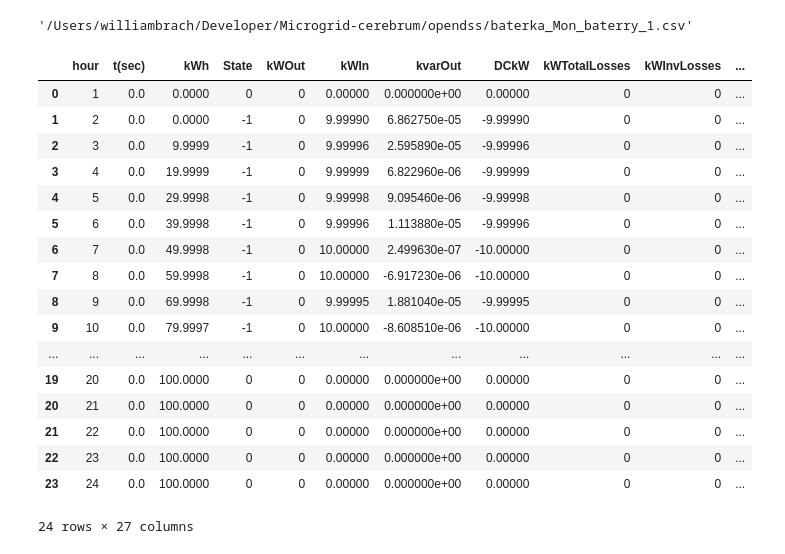
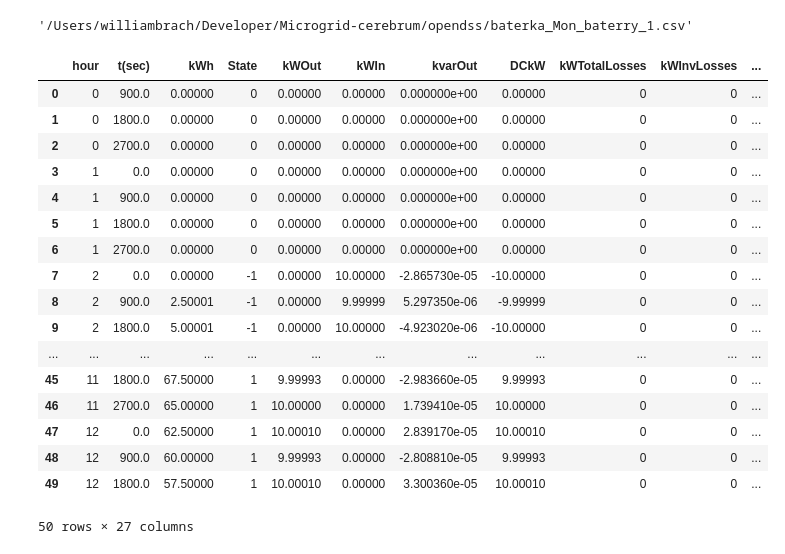
Before and after one commit to fiit-ba/Optimization-of-Battery-Management-in-Microgrid, a Jupyter notebook: opendss/opendss_batery.ipynb, the cells around one changed output. Cells and saved outputs as stored; diff of their text form; code cells hidden in the pictures.

```diff
--- a/opendss/opendss_batery.ipynb
+++ b/opendss/opendss_batery.ipynb
@@ -75,7 +75,7 @@ dss.run_command('New Generator.{name} Bus1={bus} Phases=3 Conn=wye Model=1 kV=0.
 dss.run_command('new storage.baterry bus=701 kV=0.4 Phases=3 kwRated=10 kWhrated=100 kWhstored=0 vminpu=0.80 vmaxpu=1.20  %reserve=1  %effcharge=100   %effdischarge=100   %IdlingkW=0   enabled=yes')
 #dss.run_command('new StorageController.scbattery element=Line.L1  Terminal=1 Elementlist=[baterry]  modedischarge=Peakshave kWTarget=20 modeCharge=PeakShaveLow kWTargetlow=0   InhibitTime=1')
 dss.run_command('''
-        New LoadShape.SC_loadshape interval=1 npts=24 mult =[-1, -1,-1,-1,-1,-1, -1,-1,-1,-1,-1,-1,-1,-1,-1,-1.-1,-1,-1,-1,-1,-1,-1,-1,-1,-1]
+        New LoadShape.SC_loadshape interval=1 npts=96 mult=[-1,-1,-1,-1,-1,-1,-1,-1,-1,0,1,1,1,1,1,1,1,1,1,1,1,1,1,1]
         ''')
 dss.run_command('''
 New StorageController.SC element=Line.L1 terminal=1 modedis=loadshape daily=SC_loadshape %rateCharge=100 %reserve=20 eventlog=yes
@@ -96,8 +96,8 @@ dss.run_command('New Monitor.baterry  element=storage.baterry   mode=3')
 # %%
 dss.run_command('Set controlmode=time')
 dss.run_command('Set mode=daily ')
-dss.run_command('Set stepsize=1h')
-dss.run_command('Set number=48')
+dss.run_command('Set stepsize=15m')
+dss.run_command('Set number=96')
 # %% [output]
 ''
 # %%
@@ -113,26 +113,26 @@ batery
 df = pd.read_csv(x)
 batery = pd.read_csv(batery)
 # %%
-batery.head(24)
+batery.head(50)
 # %% [output]
 |  | hour | t(sec) | kWh | State | kWOut | kWIn | kvarOut | DCkW | kWTotalLosses | kWInvLosses | ... |
-| 0 | 1 | 0.0 | 0.0000 | 0 | 0 | 0.00000 | 0.000000e+00 | 0.00000 | 0 | 0 | ... |
-| 1 | 2 | 0.0 | 0.0000 | -1 | 0 | 9.99990 | 6.862750e-05 | -9.99990 | 0 | 0 | ... |
-| 2 | 3 | 0.0 | 9.9999 | -1 | 0 | 9.99996 | 2.595890e-05 | -9.99996 | 0 | 0 | ... |
-| 3 | 4 | 0.0 | 19.9999 | -1 | 0 | 9.99999 | 6.822960e-06 | -9.99999 | 0 | 0 | ... |
-| 4 | 5 | 0.0 | 29.9998 | -1 | 0 | 9.99998 | 9.095460e-06 | -9.99998 | 0 | 0 | ... |
-| 5 | 6 | 0.0 | 39.9998 | -1 | 0 | 9.99996 | 1.113880e-05 | -9.99996 | 0 | 0 | ... |
-| 6 | 7 | 0.0 | 49.9998 | -1 | 0 | 10.00000 | 2.499630e-07 | -10.00000 | 0 | 0 | ... |
-| 7 | 8 | 0.0 | 59.9998 | -1 | 0 | 10.00000 | -6.917230e-06 | -10.00000 | 0 | 0 | ... |
-| 8 | 9 | 0.0 | 69.9998 | -1 | 0 | 9.99995 | 1.881040e-05 | -9.99995 | 0 | 0 | ... |
-| 9 | 10 | 0.0 | 79.9997 | -1 | 0 | 10.00000 | -8.608510e-06 | -10.00000 | 0 | 0 | ... |
+| 0 | 0 | 900.0 | 0.00000 | 0 | 0.00000 | 0.00000 | 0.000000e+00 | 0.00000 | 0 | 0 | ... |
+| 1 | 0 | 1800.0 | 0.00000 | 0 | 0.00000 | 0.00000 | 0.000000e+00 | 0.00000 | 0 | 0 | ... |
+| 2 | 0 | 2700.0 | 0.00000 | 0 | 0.00000 | 0.00000 | 0.000000e+00 | 0.00000 | 0 | 0 | ... |
+| 3 | 1 | 0.0 | 0.00000 | 0 | 0.00000 | 0.00000 | 0.000000e+00 | 0.00000 | 0 | 0 | ... |
+| 4 | 1 | 900.0 | 0.00000 | 0 | 0.00000 | 0.00000 | 0.000000e+00 | 0.00000 | 0 | 0 | ... |
+| 5 | 1 | 1800.0 | 0.00000 | 0 | 0.00000 | 0.00000 | 0.000000e+00 | 0.00000 | 0 | 0 | ... |
+| 6 | 1 | 2700.0 | 0.00000 | 0 | 0.00000 | 0.00000 | 0.000000e+00 | 0.00000 | 0 | 0 | ... |
+| 7 | 2 | 0.0 | 0.00000 | -1 | 0.00000 | 10.00000 | -2.865730e-05 | -10.00000 | 0 | 0 | ... |
+| 8 | 2 | 900.0 | 2.50001 | -1 | 0.00000 | 9.99999 | 5.297350e-06 | -9.99999 | 0 | 0 | ... |
+| 9 | 2 | 1800.0 | 5.00001 | -1 | 0.00000 | 10.00000 | -4.923020e-06 | -10.00000 | 0 | 0 | ... |
 | ... | ... | ... | ... | ... | ... | ... | ... | ... | ... | ... | ... |
-| 19 | 20 | 0.0 | 100.0000 | 0 | 0 | 0.00000 | 0.000000e+00 | 0.00000 | 0 | 0 | ... |
-| 20 | 21 | 0.0 | 100.0000 | 0 | 0 | 0.00000 | 0.000000e+00 | 0.00000 | 0 | 0 | ... |
-| 21 | 22 | 0.0 | 100.0000 | 0 | 0 | 0.00000 | 0.000000e+00 | 0.00000 | 0 | 0 | ... |
-| 22 | 23 | 0.0 | 100.0000 | 0 | 0 | 0.00000 | 0.000000e+00 | 0.00000 | 0 | 0 | ... |
-| 23 | 24 | 0.0 | 100.0000 | 0 | 0 | 0.00000 | 0.000000e+00 | 0.00000 | 0 | 0 | ... |
+| 45 | 11 | 1800.0 | 67.50000 | 1 | 9.99993 | 0.00000 | -2.983660e-05 | 9.99993 | 0 | 0 | ... |
+| 46 | 11 | 2700.0 | 65.00000 | 1 | 10.00000 | 0.00000 | 1.739410e-05 | 10.00000 | 0 | 0 | ... |
+| 47 | 12 | 0.0 | 62.50000 | 1 | 10.00010 | 0.00000 | 2.839170e-05 | 10.00010 | 0 | 0 | ... |
+| 48 | 12 | 900.0 | 60.00000 | 1 | 9.99993 | 0.00000 | -2.808810e-05 | 9.99993 | 0 | 0 | ... |
+| 49 | 12 | 1800.0 | 57.50000 | 1 | 10.00010 | 0.00000 | 3.300360e-05 | 10.00010 | 0 | 0 | ... |
-24 rows × 27 columns
+50 rows × 27 columns
 # %%
 print(batery['kWIn'].sum())
 batery['kWIn'].plot()
```
Also changed, not shown: parts of 2 cells of this notebook, 5 other files.
